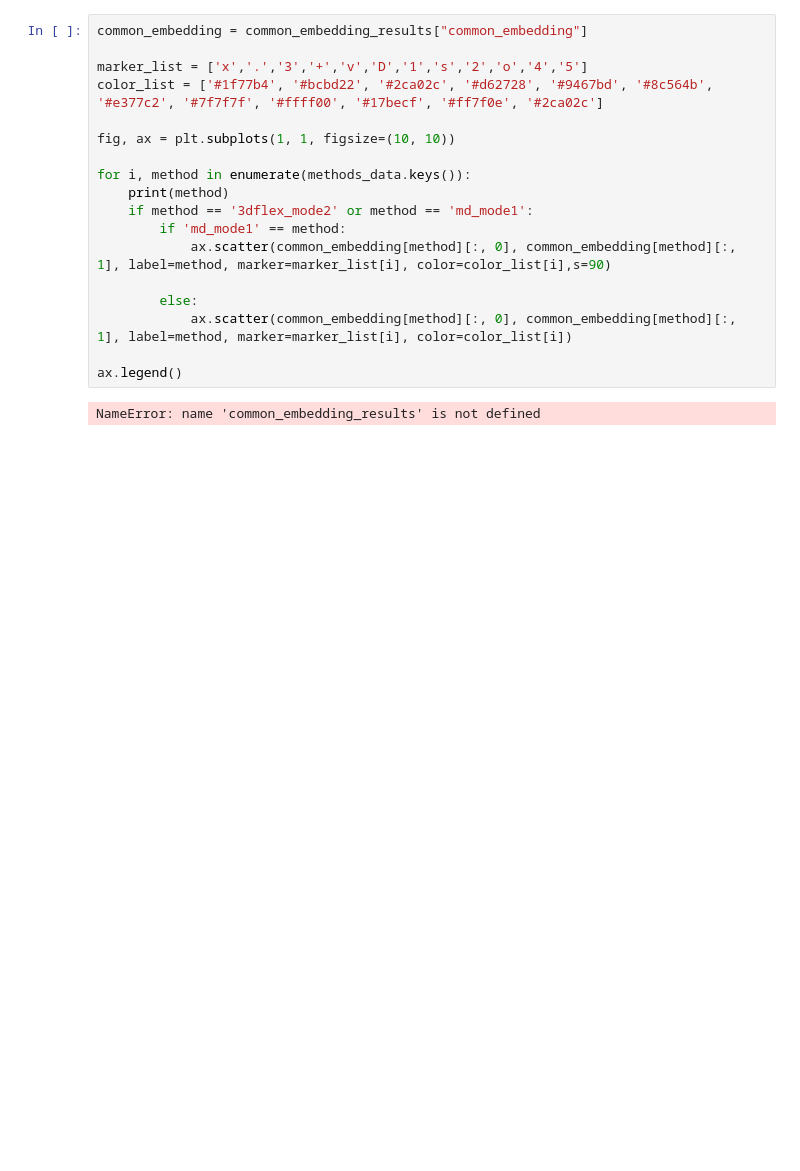
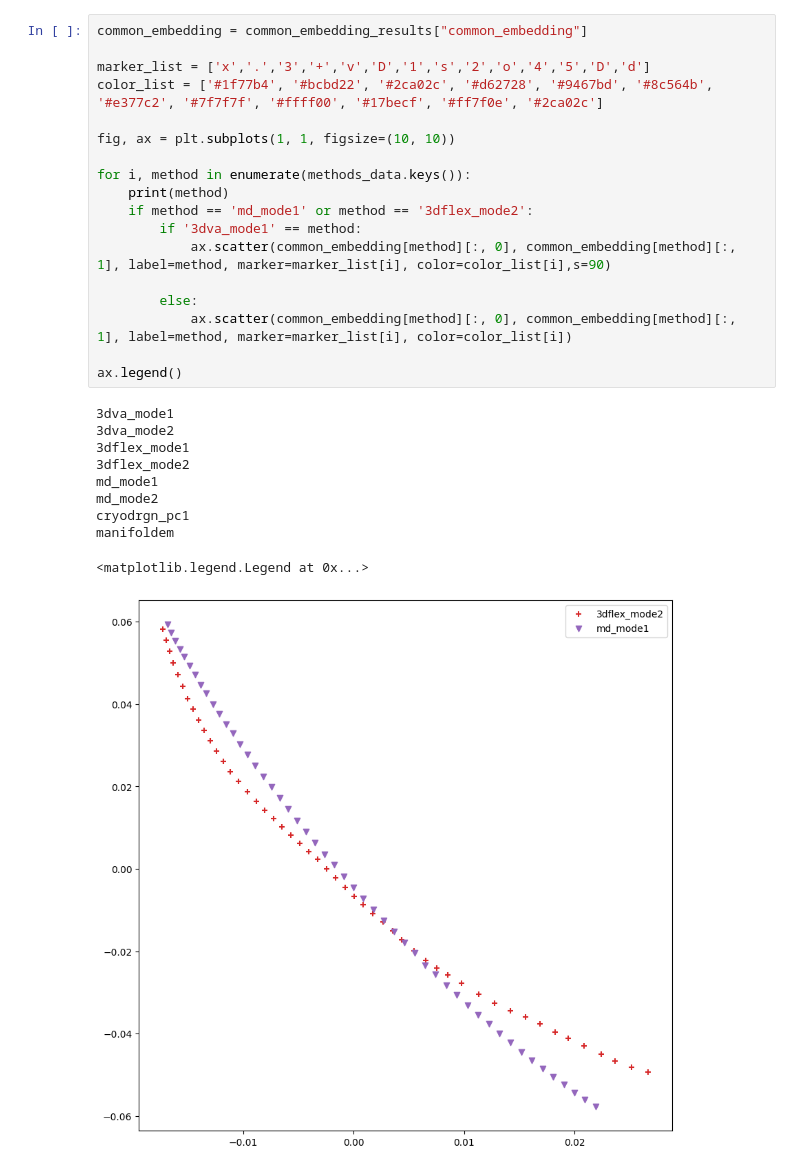
Before and after one commit to flatironinstitute/cryosvd, a Jupyter notebook: compare_volume_series.ipynb, the cells around one changed output. Drawn from its saved outputs; the diff is of its cells as text; blank space fills up the shorter version.

```diff
--- a/compare_volume_series.ipynb
+++ b/compare_volume_series.ipynb
@@ -56,21 +104,30 @@ NameError: name 'methods_data' is not defined
 # %%
 common_embedding = common_embedding_results["common_embedding"]
 
-marker_list = ['x','.','3','+','v','D','1','s','2','o','4','5']
+marker_list = ['x','.','3','+','v','D','1','s','2','o','4','5','D','d']
 color_list = ['#1f77b4', '#bcbd22', '#2ca02c', '#d62728', '#9467bd', '#8c564b', '#e377c2', '#7f7f7f', '#ffff00', '#17becf', '#ff7f0e', '#2ca02c']
 
 fig, ax = plt.subplots(1, 1, figsize=(10, 10))
 
 for i, method in enumerate(methods_data.keys()):
     print(method)
-    if method == '3dflex_mode2' or method == 'md_mode1':
-        if 'md_mode1' == method:
+    if method == 'md_mode1' or method == '3dflex_mode2':
+        if '3dva_mode1' == method:
             ax.scatter(common_embedding[method][:, 0], common_embedding[method][:, 1], label=method, marker=marker_list[i], color=color_list[i],s=90)
 
         else:
             ax.scatter(common_embedding[method][:, 0], common_embedding[method][:, 1], label=method, marker=marker_list[i], color=color_list[i])
 
 ax.legend()
 # %% [output]
-NameError: name 'common_embedding_results' is not defined
+3dva_mode1
+3dva_mode2
+3dflex_mode1
+3dflex_mode2
+md_mode1
+md_mode2
+cryodrgn_pc1
+manifoldem
+<matplotlib.legend.Legend at 0x...>
+[figure, added]
 # %%
```
Also changed, not shown: parts of 13 cells of this notebook.
